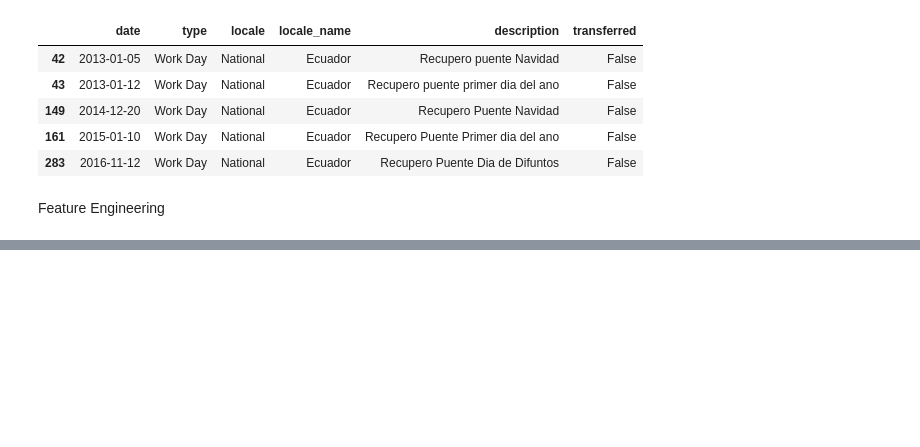
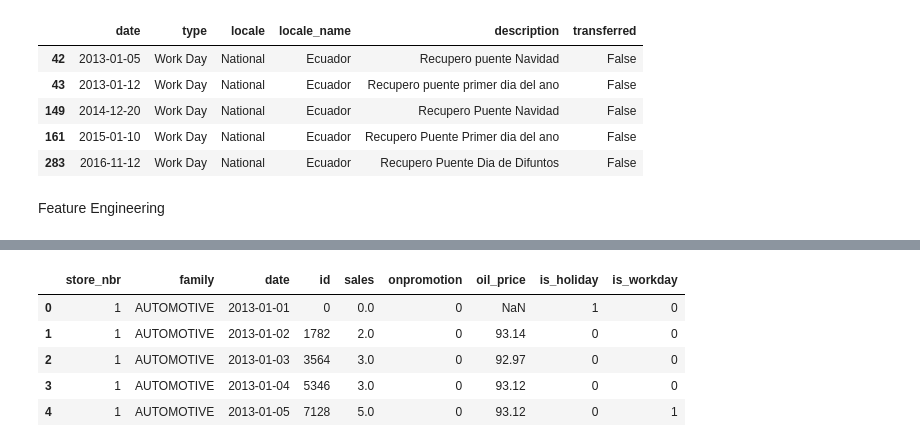
Before and after one commit to cesar-penuela/store-sales-time-series-forecasting, a Jupyter notebook: notebooks/eda.ipynb, the cells around one changed output, grey strips where cells are left out. Saved outputs shown, nothing was run; the diff lists cells and outputs as text; code cells hidden in the pictures; blank space fills up the shorter version.

```diff
--- a/notebooks/eda.ipynb
+++ b/notebooks/eda.ipynb
@@ -164,3 +164,15 @@ work_days.head()
 | 283 | 2016-11-12 | Work Day | National | Ecuador | Recupero Puente Dia de Difuntos | False |
 # %% [markdown]
 Feature Engineering
+# %%
+train_features = train.reset_index()
+# %%
+#Oil price
+train_features = train_features.merge(
+    oil[['date','dcoilwtico']],
+    on='date',
+    how='left'
+)
+
+train_features['oil_price'] = train_features['dcoilwtico'].ffill()
+train_features = train_features.drop(columns='dcoilwtico')
@@ -166,0 +204,9 @@ Feature Engineering
+# %%
+train_features.head()
+# %% [output]
+|  | store_nbr | family | date | id | sales | onpromotion | oil_price | is_holiday | is_workday |
+| 0 | 1 | AUTOMOTIVE | 2013-01-01 | 0 | 0.0 | 0 | NaN | 1 | 0 |
+| 1 | 1 | AUTOMOTIVE | 2013-01-02 | 1782 | 2.0 | 0 | 93.14 | 0 | 0 |
+| 2 | 1 | AUTOMOTIVE | 2013-01-03 | 3564 | 3.0 | 0 | 92.97 | 0 | 0 |
+| 3 | 1 | AUTOMOTIVE | 2013-01-04 | 5346 | 3.0 | 0 | 93.12 | 0 | 0 |
+| 4 | 1 | AUTOMOTIVE | 2013-01-05 | 7128 | 5.0 | 0 | 93.12 | 0 | 1 |
```
Also changed, not shown: parts of 17 cells of this notebook.
